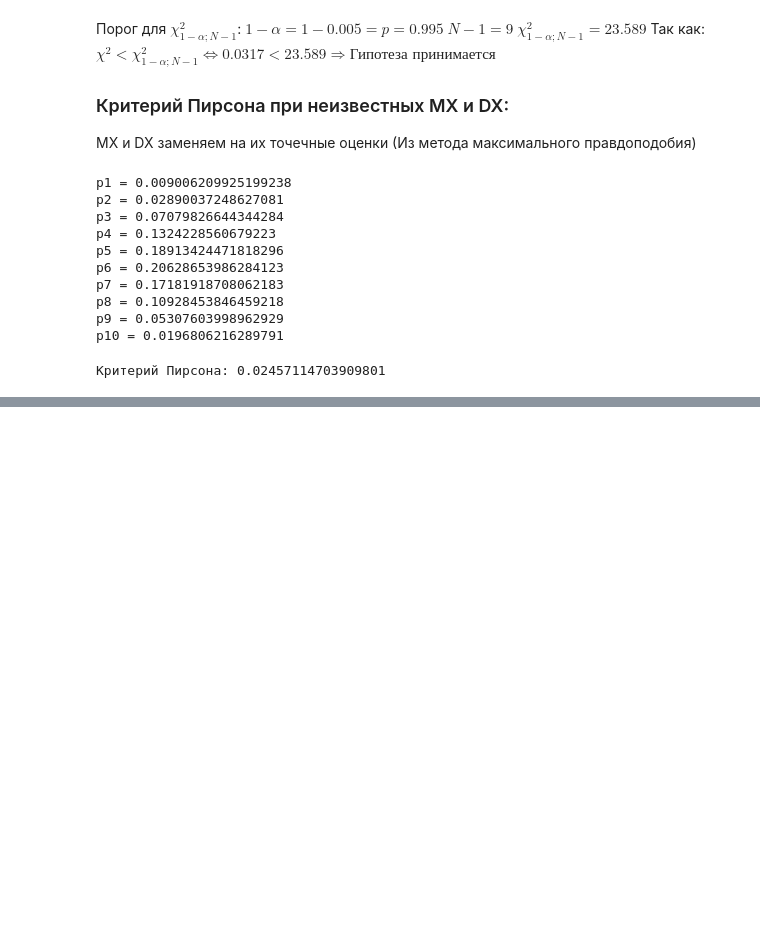
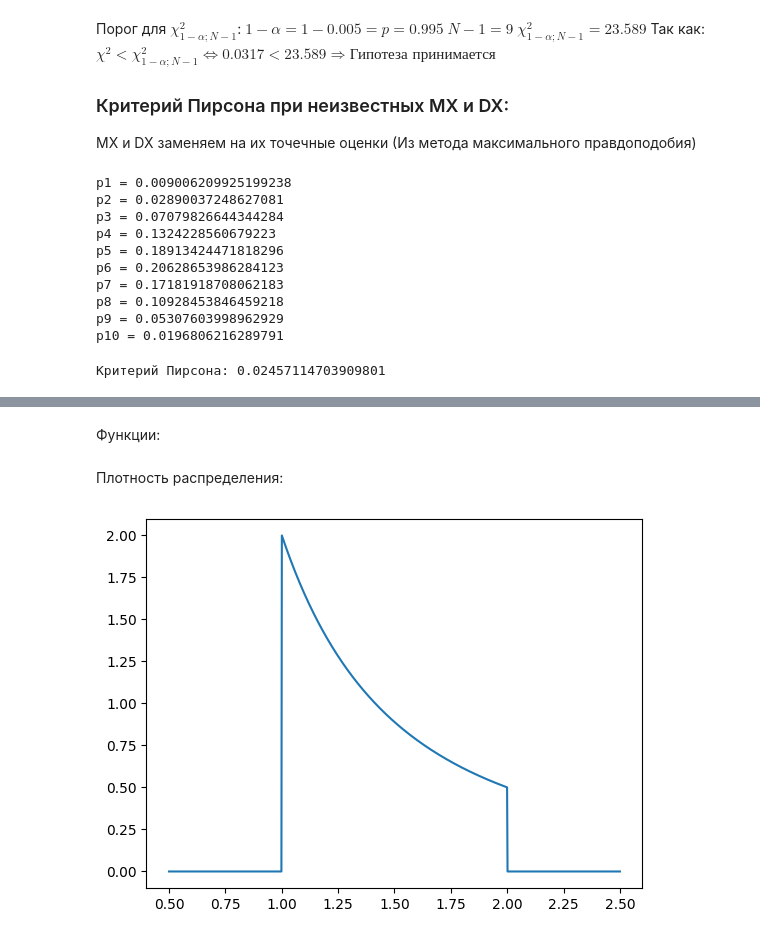
Before and after one commit to bloodlaac/terver, a Jupyter notebook: src/terver.ipynb, the cells around one changed output, grey strips where cells are left out. Saved outputs shown, nothing was run; the diff lists cells and outputs as text; code cells hidden in the pictures; blank space fills up the shorter version.

```diff
--- a/src/terver.ipynb
+++ b/src/terver.ipynb
@@ -322,0 +338,8 @@ $\chi^2_{1-\alpha;N-1-r}=20.278$</br></br>
+# %% [markdown]
+Функции:
+# %%
+def f(x, a = 2):
+    if ((x >= a / 2) and (x <= a)):
+        return a / x**2
+    else:
+        return 0
@@ -322,0 +354,9 @@ $\chi^2_{1-\alpha;N-1-r}=20.278$</br></br>
+# %% [markdown]
+Плотность распределения:
+# %%
+x = np.linspace(0.5, 2.5, 1_000)
+y = [f(val) for val in x]
+plt.plot(x, y)
+plt.show()
+# %% [output]
+[figure, added]
```
Also changed, not shown: parts of 6 cells of this notebook.
